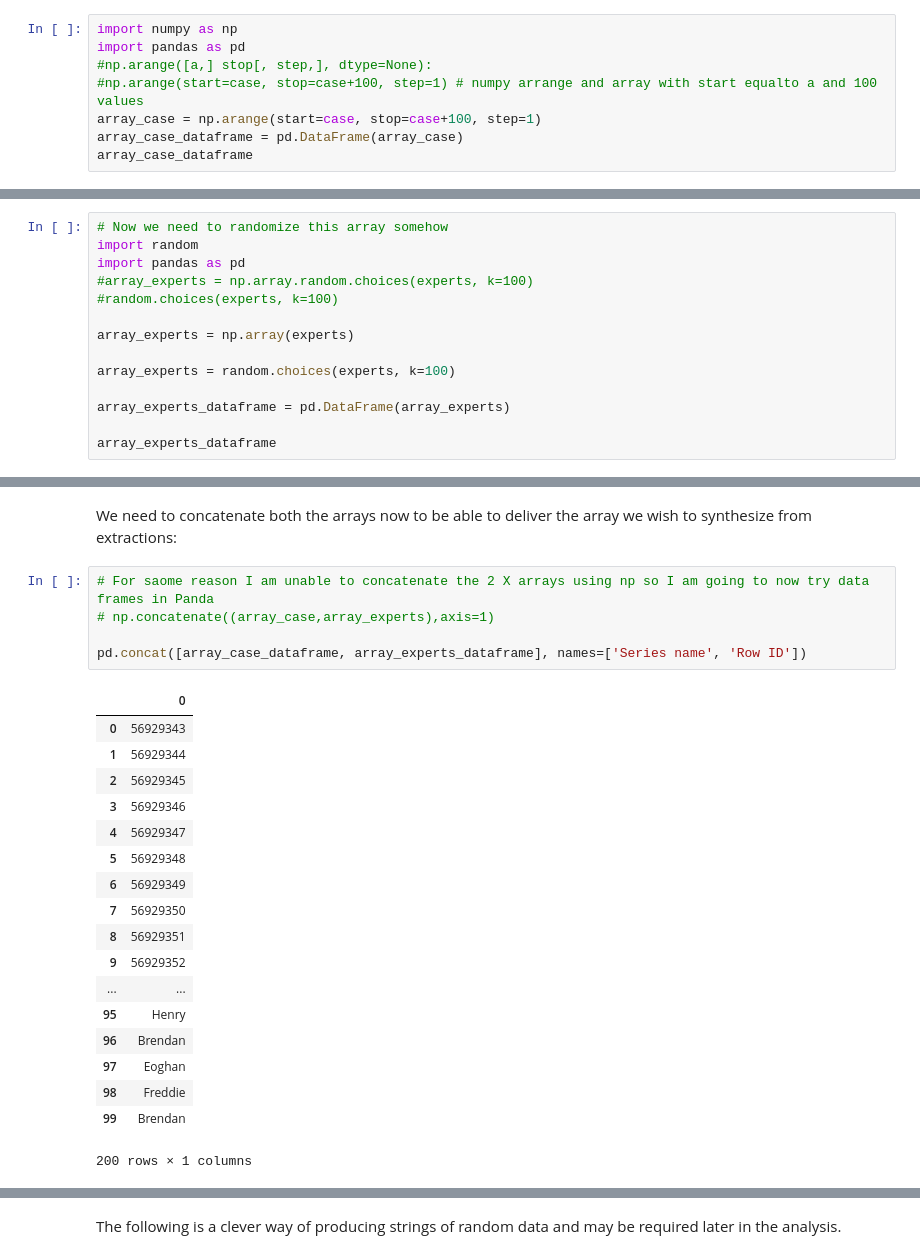
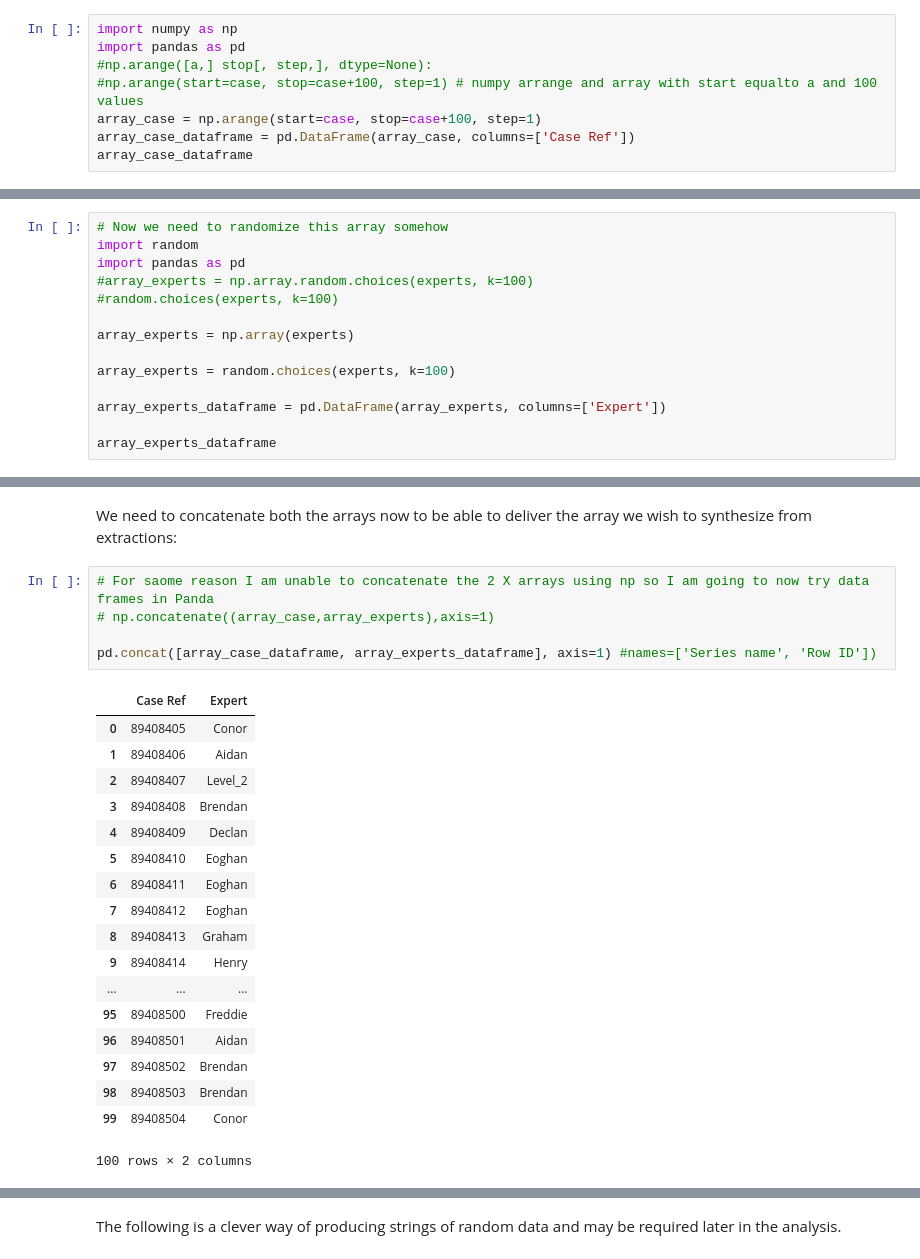
Before and after one commit to taking1fortheteam/ProgrammingForDA_DataSet_13Dec2019, a Jupyter notebook: ProgrammingForDA_Dec2019.ipynb, the cells around one changed output, grey strips where cells are left out. Drawn from its saved outputs; the diff is of its cells as text.

```diff
--- a/ProgrammingForDA_Dec2019.ipynb
+++ b/ProgrammingForDA_Dec2019.ipynb
@@ -62,6 +62,6 @@ import pandas as pd
 #np.arange([a,] stop[, step,], dtype=None):
 #np.arange(start=case, stop=case+100, step=1) # numpy arrange and array with start equalto a and 100 values
 array_case = np.arange(start=case, stop=case+100, step=1)
-array_case_dataframe = pd.DataFrame(array_case)
+array_case_dataframe = pd.DataFrame(array_case, columns=['Case Ref'])
 array_case_dataframe
 # %% [output]
@@ -119,7 +119,7 @@ array_experts = np.array(experts)
 
 array_experts = random.choices(experts, k=100)
 
-array_experts_dataframe = pd.DataFrame(array_experts)
+array_experts_dataframe = pd.DataFrame(array_experts, columns=['Expert'])
 
 array_experts_dataframe
 # %% [output]
@@ -150,24 +150,24 @@ We need to concatenate both the arrays now to be able to deliver the array we wi
 # %%
 # For saome reason I am unable to concatenate the 2 X arrays using np so I am going to now try data frames in Panda
 # np.concatenate((array_case,array_experts),axis=1)
 
-pd.concat([array_case_dataframe, array_experts_dataframe], names=['Series name', 'Row ID'])
+pd.concat([array_case_dataframe, array_experts_dataframe], axis=1) #names=['Series name', 'Row ID'])
 # %% [output]
-|  | 0 |
-| 0 | 56929343 |
-| 1 | 56929344 |
-| 2 | 56929345 |
-| 3 | 56929346 |
-| 4 | 56929347 |
-| 5 | 56929348 |
-| 6 | 56929349 |
-| 7 | 56929350 |
-| 8 | 56929351 |
-| 9 | 56929352 |
-| ... | ... |
-| 95 | Henry |
-| 96 | Brendan |
-| 97 | Eoghan |
-| 98 | Freddie |
-| 99 | Brendan |
+|  | Case Ref | Expert |
+| 0 | 89408405 | Conor |
+| 1 | 89408406 | Aidan |
+| 2 | 89408407 | Level_2 |
+| 3 | 89408408 | Brendan |
+| 4 | 89408409 | Declan |
+| 5 | 89408410 | Eoghan |
+| 6 | 89408411 | Eoghan |
+| 7 | 89408412 | Eoghan |
+| 8 | 89408413 | Graham |
+| 9 | 89408414 | Henry |
+| ... | ... | ... |
+| 95 | 89408500 | Freddie |
+| 96 | 89408501 | Aidan |
+| 97 | 89408502 | Brendan |
+| 98 | 89408503 | Brendan |
+| 99 | 89408504 | Conor |
-200 rows × 1 columns
+100 rows × 2 columns
```
Also changed, not shown: parts of 16 cells of this notebook.
